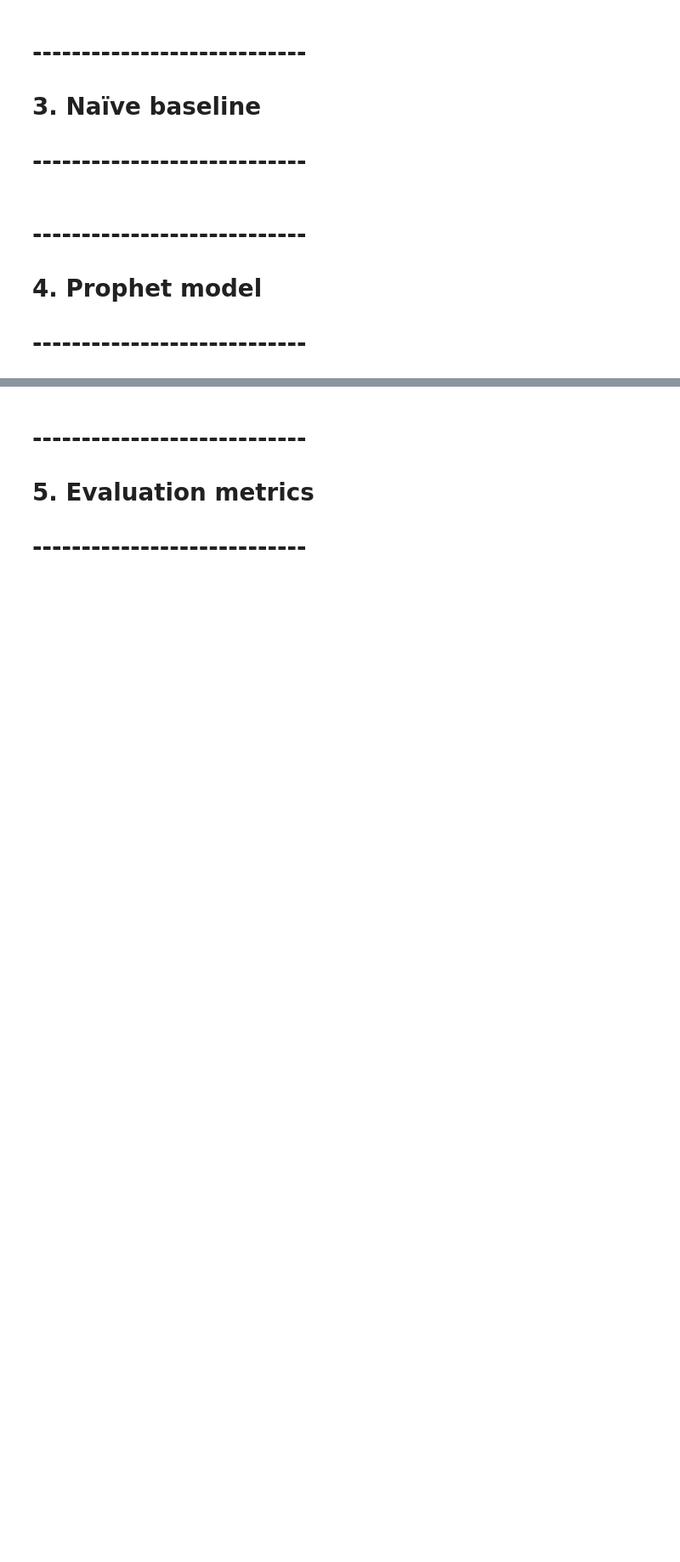
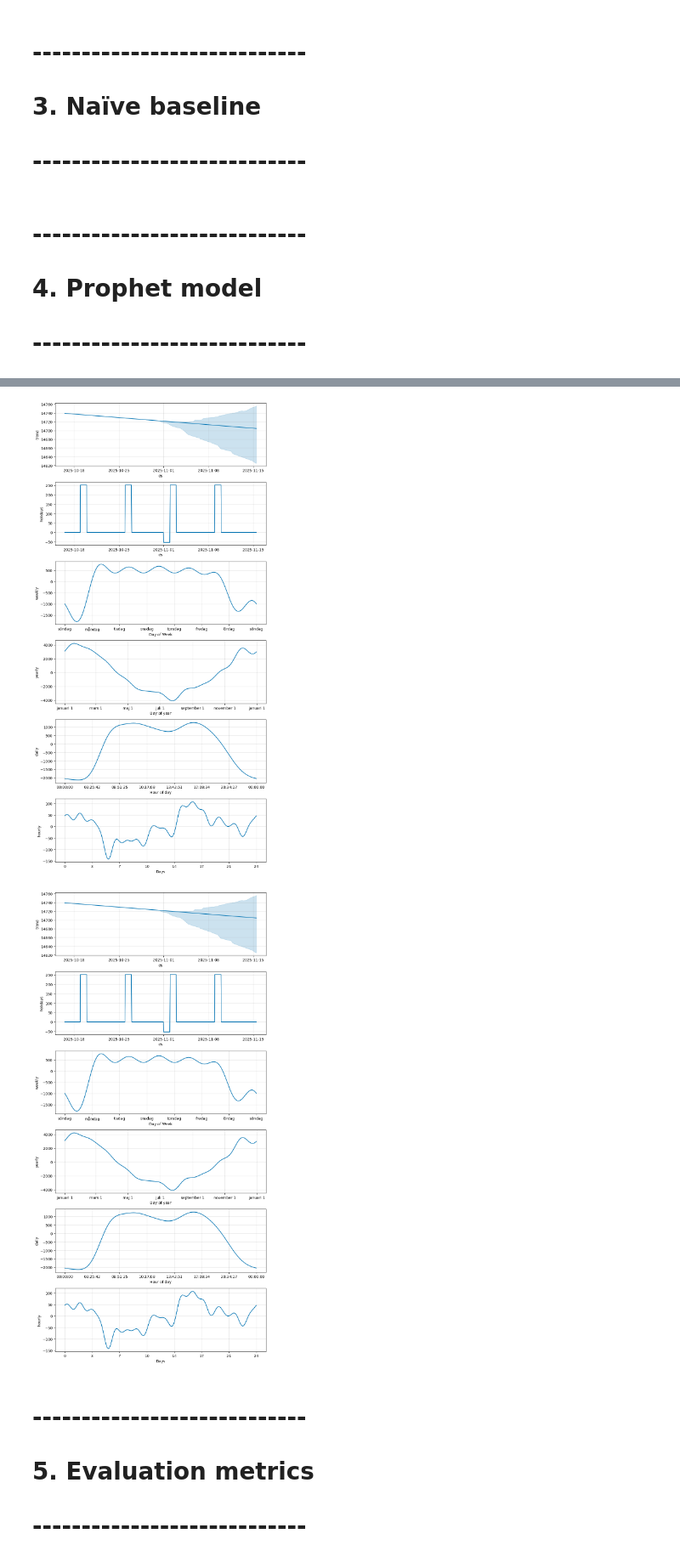
Before and after one commit to albertaden/load-forcasting-sweden, a Jupyter notebook: scripts/training_ML_model.ipynb, the cells around one changed output, grey strips where cells are left out. Shown at 85% size. Drawn from its saved outputs; the diff is of its cells as text; code cells hidden in the pictures; blank space fills up the shorter version.

```diff
--- a/scripts/training_ML_model.ipynb
+++ b/scripts/training_ML_model.ipynb
@@ -102,3 +146,8 @@ test = test.merge(forecast_trimmed, on="date", how="left")
+# %%
+model.plot_components(forecast)
+# %% [output]
+[figure, added]
+[figure, added]
 # %% [markdown]
 # ----------------------------
 # 5. Evaluation metrics
```
Also changed, not shown: parts of 7 cells of this notebook.
